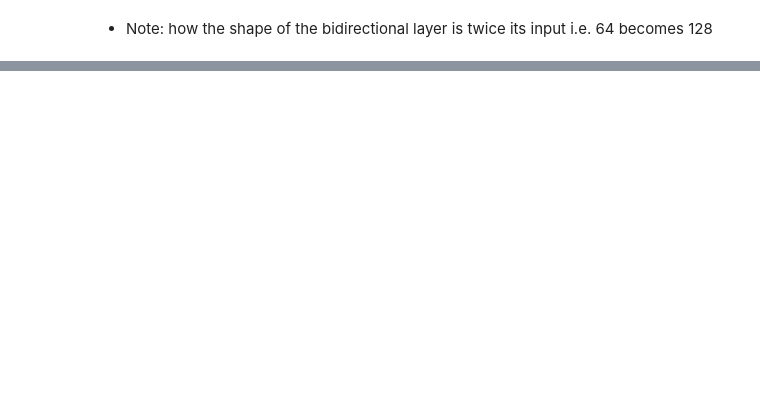
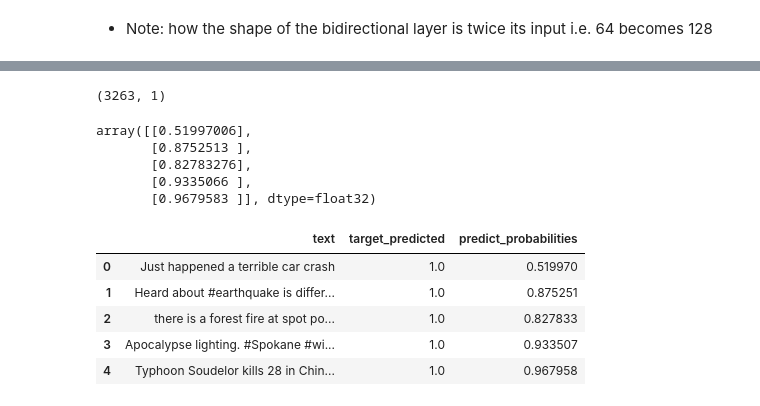
Before and after one commit to ucheokechukwu/ml_tensorflow_deeplearning, a Jupyter notebook: 08_introduction_to_nlp_in_tensorflow.ipynb, the cells around one changed output, grey strips where cells are left out. Saved outputs shown, nothing was run; the diff lists cells and outputs as text; code cells hidden in the pictures; blank space fills up the shorter version.

```diff
--- a/08_introduction_to_nlp_in_tensorflow.ipynb
+++ b/08_introduction_to_nlp_in_tensorflow.ipynb
@@ -875,0 +1596,3 @@ calculate_predictions_and_results(model_4)
+# %%
+test_sentences = test_df["text"].to_numpy()
+test_sentences[:10]
@@ -875,0 +1608,2 @@ calculate_predictions_and_results(model_4)
+# %%
+test_pred_probs = model_6_pretrained.predict(test_sentences)
@@ -875,0 +1612,27 @@ calculate_predictions_and_results(model_4)
+# %%
+test_pred_probs.shape
+# %% [output]
+(3263, 1)
+# %%
+test_pred_probs[:5]
+# %% [output]
+array([[0.51997006],
+       [0.8752513 ],
+       [0.82783276],
+       [0.9335066 ],
+       [0.9679583 ]], dtype=float32)
+# %%
+test_pred_probs=tf.squeeze(test_pred_probs)
+test_preds = tf.round(test_pred_probs)
+test_pd = pd.DataFrame({"text":test_sentences,
+                        "target_predicted": test_preds,
+                        "predict_probabilities": test_pred_probs})
+# %%
+test_pd.head()
+# %% [output]
+|  | text | target_predicted | predict_probabilities |
+| 0 | Just happened a terrible car crash | 1.0 | 0.519970 |
+| 1 | Heard about #earthquake is differ... | 1.0 | 0.875251 |
+| 2 | there is a forest fire at spot po... | 1.0 | 0.827833 |
+| 3 | Apocalypse lighting. #Spokane #wi... | 1.0 | 0.933507 |
+| 4 | Typhoon Soudelor kills 28 in Chin... | 1.0 | 0.967958 |
```
Also changed, not shown: parts of 109 cells of this notebook.
